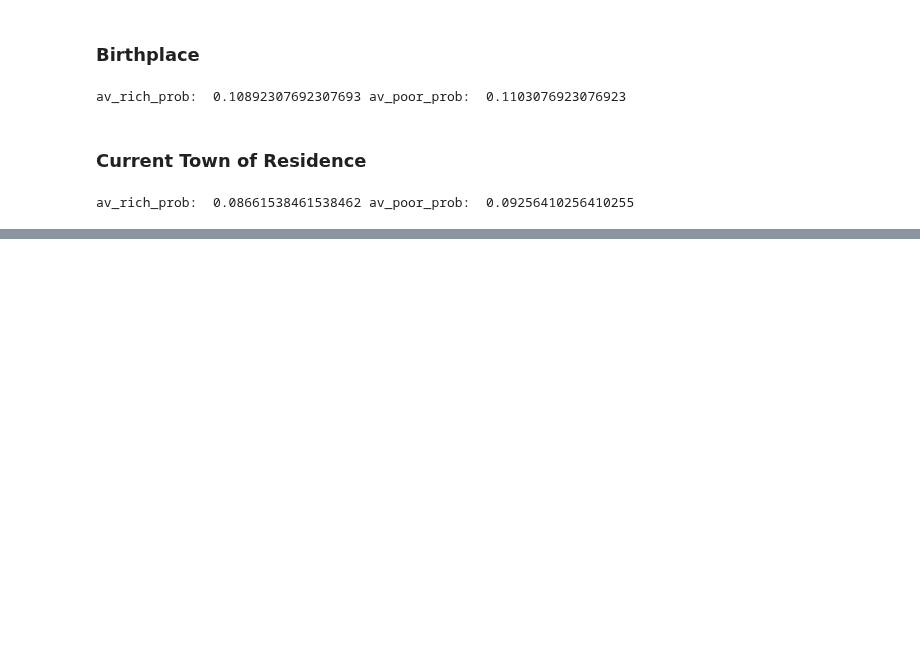
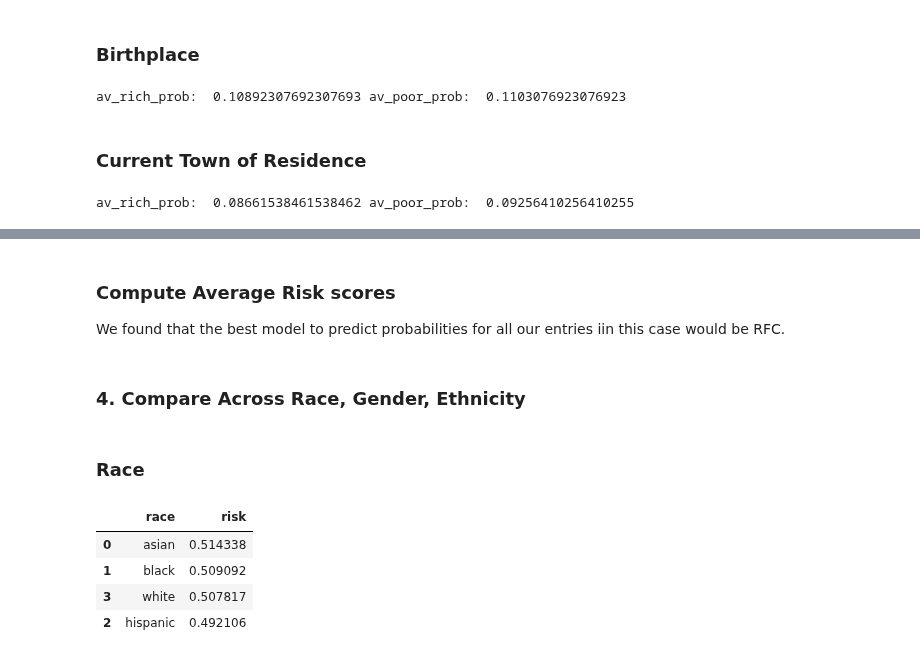
Before and after one commit to esseiple/MedicalBiasJLS, a Jupyter notebook: ModelDoc.ipynb, the cells around one changed output, grey strips where cells are left out. Saved outputs shown, nothing was run; the diff lists cells and outputs as text; code cells hidden in the pictures; blank space fills up the shorter version.

```diff
--- a/ModelDoc.ipynb
+++ b/ModelDoc.ipynb
@@ -804,0 +807,14 @@ av_rich_prob:  0.08661538461538462 av_poor_prob:  0.09256410256410255
+# %%
+lungs_descriptions = ['PATIENT','Asthma_CONDITIONS','Pulmonary emphysema (disorder)_CONDITIONS','Seasonal allergic rhinitis_CONDITIONS',
+                      'Acute bronchitis (disorder)_CONDITIONS','Chronic obstructive bronchitis (disorder)_CONDITIONS','Childhood asthma_CONDITIONS',
+                      'Perennial allergic rhinitis with seasonal variation_CONDITIONS','Perennial allergic rhinitis_CONDITIONS',
+                      'Acute bacterial sinusitis (disorder)_CONDITIONS','Chronic sinusitis (disorder)_CONDITIONS','Sinusitis (disorder)_CONDITIONS'
+]
+
+np.random.seed(123)
+X_train, y_train, X_test, y_test, race_code, eth_code, gen_code, bp_code, curr_code = prep_data(patients, conditions_lungs, lungs_descriptions, observations)
+
+#getting rid of few NaN values
+X_train.fillna(0.0, inplace=True)
+#train the model
+train_model(X_train, y_train)
@@ -804,0 +846,3 @@ av_rich_prob:  0.08661538461538462 av_poor_prob:  0.09256410256410255
+# %% [markdown]
+### Compute Average Risk scores
+We found that the best model to predict probabilities for all our entries iin this case would be RFC.
@@ -804,0 +859,21 @@ av_rich_prob:  0.08661538461538462 av_poor_prob:  0.09256410256410255
+# %% [markdown]
+### 4. Compare Across Race, Gender, Ethnicity
+# %% [markdown]
+### Race
+# %%
+lungsRaceRisk = []
+
+for code, race in race_code.items():
+    avRisk = find_risk(code, 'race', pred_prob)
+    newRow = {'race': race, 'risk': avRisk}
+    lungsRaceRisk.append(newRow)
+
+lungsRaceRisk = pd.DataFrame(lungsRaceRisk)
+lungsRaceRisk = lungsRaceRisk.sort_values(by='risk', ascending=False)
+lungsRaceRisk
+# %% [output]
+|  | race | risk |
+| 0 | asian | 0.514338 |
+| 1 | black | 0.509092 |
+| 3 | white | 0.507817 |
+| 2 | hispanic | 0.492106 |
```
Also changed, not shown: parts of 15 cells of this notebook.
